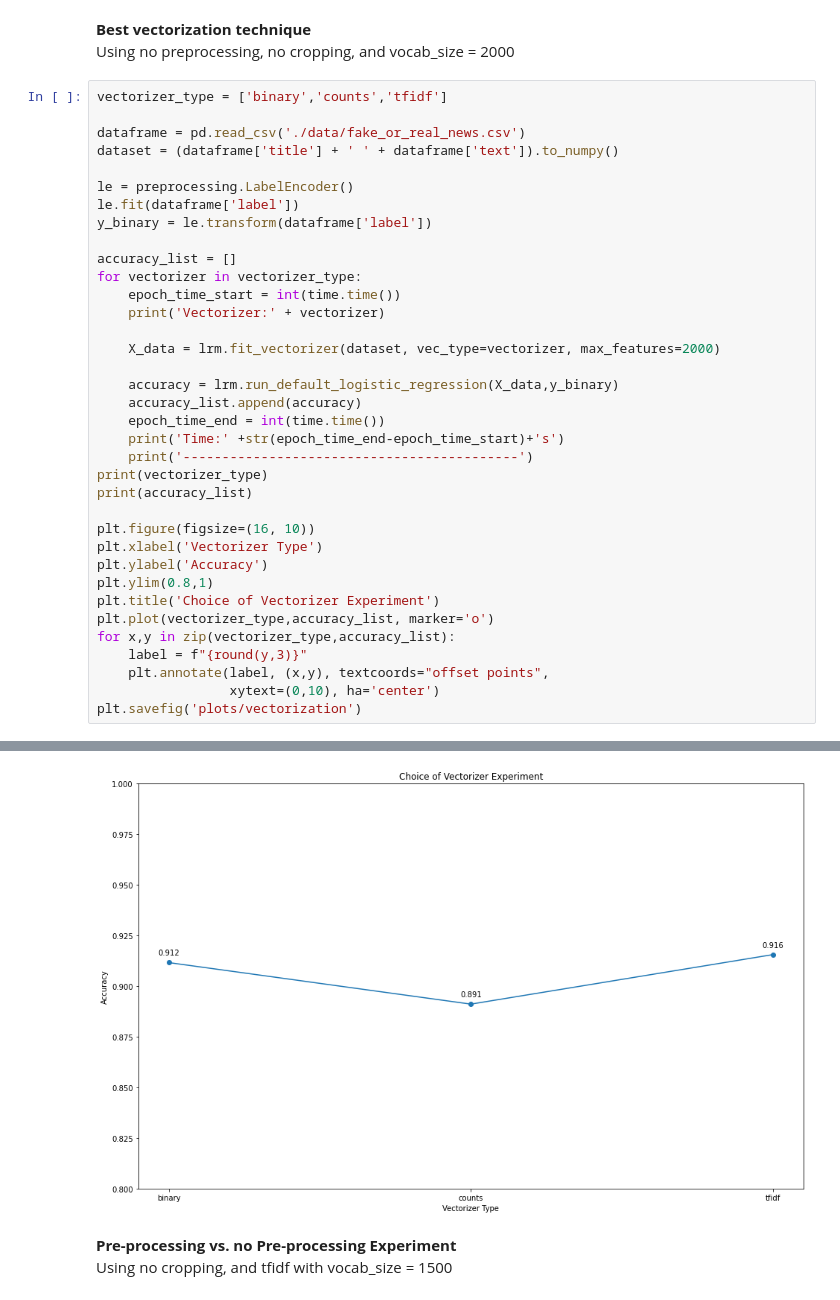
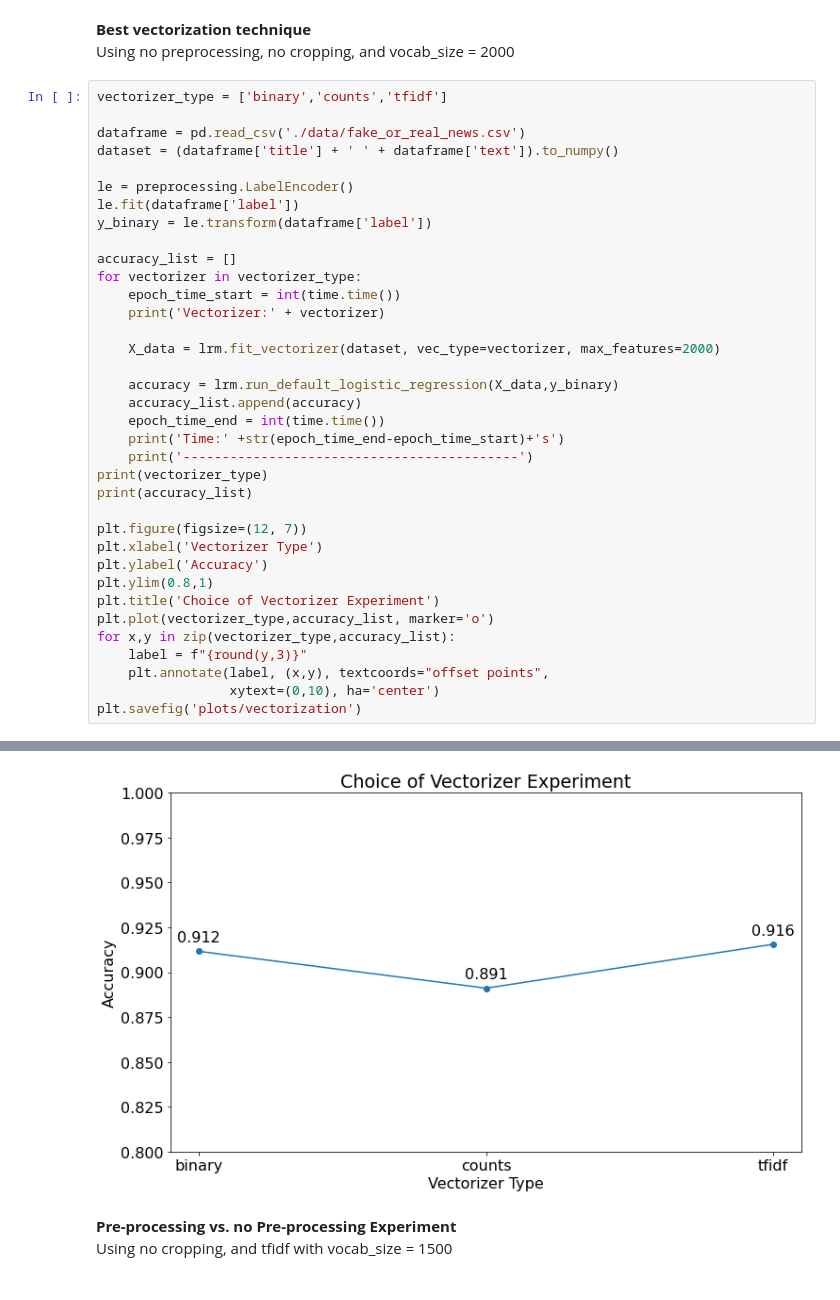
Before and after one commit to Luna-Xinyue/FakeNewsDetector, a Jupyter notebook: LogisticRegression.ipynb, the cells around one changed output, grey strips where cells are left out. Drawn from its saved outputs; the diff is of its cells as text.

```diff
--- a/LogisticRegression.ipynb
+++ b/LogisticRegression.ipynb
@@ -159,7 +166,7 @@ for vectorizer in vectorizer_type:
 print(vectorizer_type)
 print(accuracy_list)
 
-plt.figure(figsize=(16, 10))
+plt.figure(figsize=(12, 7))
 plt.xlabel('Vectorizer Type')
 plt.ylabel('Accuracy')
 plt.ylim(0.8,1)
@@ -185,7 +192,7 @@ Time:10s
 -------------------------------------------
 ['binary', 'counts', 'tfidf']
 [0.9116022099447514, 0.8910812943962115, 0.9155485398579322]
-[figure, old version]
+[figure, new version]
 # %% [markdown]
 **Pre-processing vs. no Pre-processing Experiment**
 <br>
```
Also changed, not shown: parts of 5 cells of this notebook, 5 other files.
